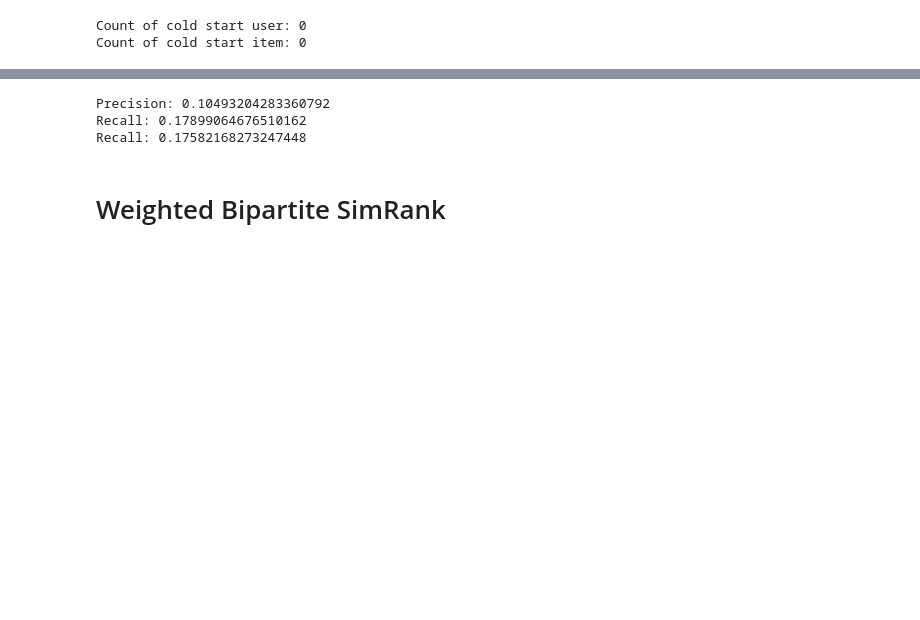
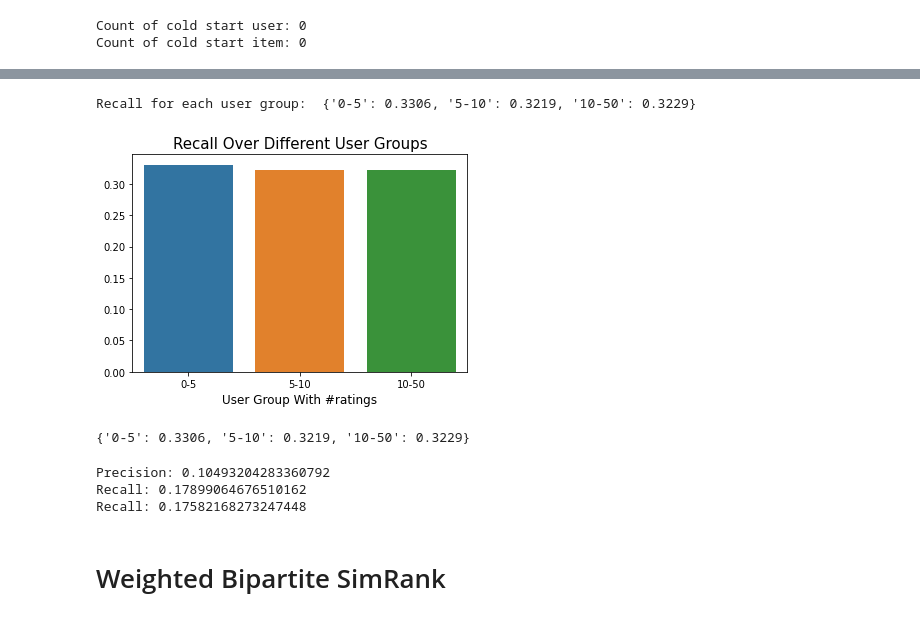
Before and after one commit to ysong1231/SimRank, a Jupyter notebook: Main.ipynb, the cells around one changed output, grey strips where cells are left out. Drawn from its saved outputs; the diff is of its cells as text; code cells hidden in the pictures; blank space fills up the shorter version.

```diff
--- a/Main.ipynb
+++ b/Main.ipynb
@@ -86,3 +101,11 @@ ndcg: 0.17597979725507895
+# %%
+evaluation.recall_over_user_group(rating_test,
+    tsr_jac_pred,
+    user_grouped = user_grouped)
+# %% [output]
+Recall for each user group:  {'0-5': 0.3306, '5-10': 0.3219, '10-50': 0.3229}
+[figure, added]
+{'0-5': 0.3306, '5-10': 0.3219, '10-50': 0.3229}
 # %%
 # Evaluation
 tsr_precision = evaluation.precision_at_k(
```
Also changed, not shown: parts of 11 cells of this notebook, 2 other files.
